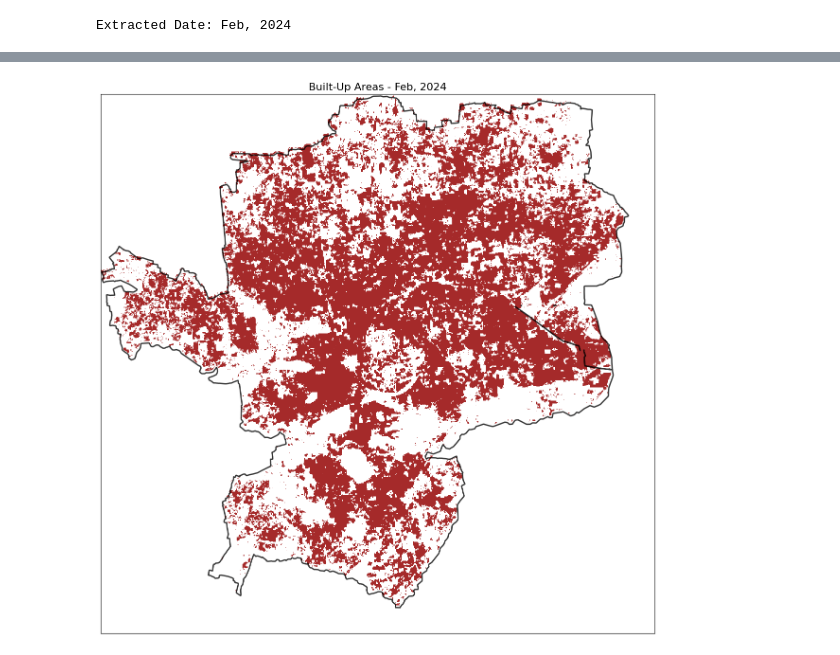
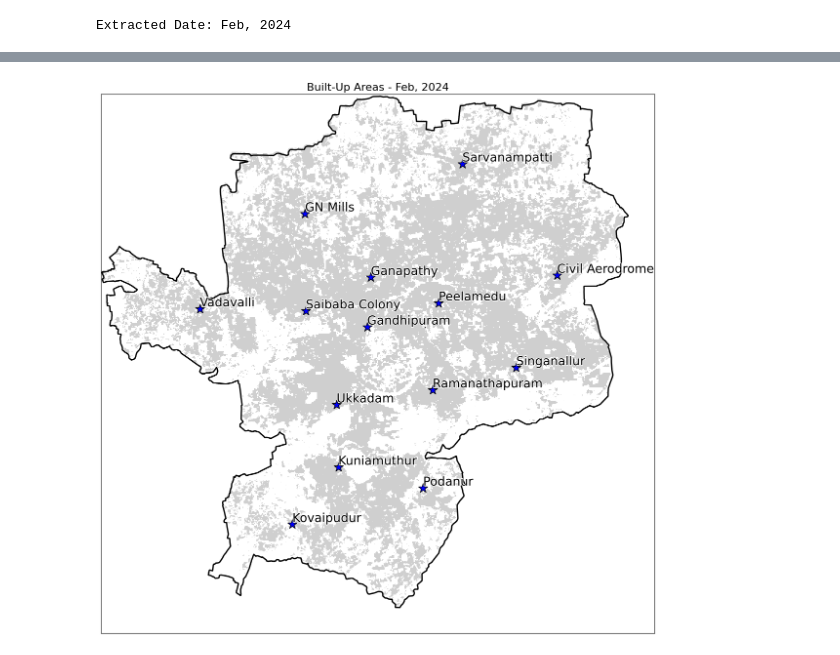
Before and after one commit to thiyakuso4/urban-growth-coimbatore, a Jupyter notebook: src/plot_maps.ipynb, the cells around one changed output, grey strips where cells are left out. Drawn from its saved outputs; the diff is of its cells as text; code cells hidden in the pictures.

Commit message:
Added places on plot

```diff
--- a/src/plot_maps.ipynb
+++ b/src/plot_maps.ipynb
@@ -58,3 +67,29 @@ with rasterio.open(raster_path) as src:
 masked_data = np.ma.masked_where(clipped_data != 0, clipped_data)
 # %%
 masked_data = masked_data[0]
+# %%
+
+# Plot the results
+fig, ax = plt.subplots(figsize=(12, 12))
+
+# Plot neighborhoods
+places.plot(ax=ax, color="orange", edgecolor="black", alpha=0.6, label="")
+
+# Plot the boundary
+boundary.plot(ax=ax, edgecolor="red", facecolor="none", linewidth=2, label="Boundary")
+
+# Add field names as labels for each neighborhood
+for _, row in places.iterrows():
+    if 'name' in row and pd.notnull(row['name']):
+        # Add label with the name field (or adjust to other field if needed)
+        ax.text(row.geometry.centroid.x*1.0002, row.geometry.centroid.y*1.0002, row['name'],
+                fontsize=12, ha='center', color='black')
+
+
+# Add title and legend
+ax.set_title("Neighborhoods from OpenStreetMap", fontsize=16)
+ax.axis("off")
+# ax.legend()
+
+plt.tight_layout()
+plt.show()
@@ -76,7 +113,7 @@ import matplotlib.pyplot as plt
 from matplotlib.colors import ListedColormap
 
 # Define a custom colormap (optional, highlights built-up areas better)
-built_up_cmap = ListedColormap(['brown', 'brown'])  # Non-built-up as light gray, built-up as brown
+built_up_cmap = ListedColormap(['#cfcfcf', '#cfcfcf'])  # Non-built-up as light gray, built-up as brown
 
 # Calculate the extent of the raster
 rows, cols = masked_data.shape
@@ -84,32 +121,47 @@ extent = [
     transform[2],  # Min Longitude
     transform[2] + transform[0] * cols,  # Max Longitude
     transform[5] + transform[4] * rows,  # Min Latitude
     transform[5],  # Max Latitude
 ]
 
 # Plot the masked raster data (built-up areas)
 fig, ax = plt.subplots(figsize=(12, 12))
 
+
 # Show raster data with improved colormap and extent
 ax.imshow(masked_data, cmap=built_up_cmap, extent=extent, interpolation="nearest")
 
+
+# Add field names as labels for each neighborhood
+for _, row in places.iterrows():
+    if 'name' in row and pd.notnull(row['name']):
+        # Add label with the name field (or adjust to other field if needed)
+        # ax.text(row.geometry.centroid.x*1.0002, row.geometry.centroid.y*1.0002, row['name'],
+        #         fontsize=12, ha='center', color='black')
+         ax.text(row.geometry.centroid.x, row.geometry.centroid.y, row['name'],
+                fontsize=18, va='bottom', ha='left', color='black',
+                path_effects=[pe.withStroke(linewidth=2, foreground="white")])
+
+# Plot neighborhoods
+places.plot(ax=ax, color="blue", edgecolor="black", label="",markersize=200, marker="*")
+
 # Overlay the boundary with transparency and improved styling
-boundary.plot(ax=ax, facecolor="none", edgecolor="black", linewidth=2, alpha=0.8)
+boundary.plot(ax=ax, facecolor="none", edgecolor="black", linewidth=2)
 
 # Add title and labels
 ax.set_title(f"Built-Up Areas - {formatted_date}", fontsize=16)
 ax.set_xticks([])
 ax.set_yticks([])
 
 # Add gridlines for better spatial reference
 ax.grid(color="gray", linestyle="--", linewidth=0.5, alpha=0.7)
 
 
 # Set aspect ratio for better geographic visualization
 # ax.set_aspect('equal', 'box')
 
 # Show the plot
 plt.tight_layout()
 plt.show()
 # %% [output]
-[figure, old version]
+[figure, new version]
```
Also changed, not shown: parts of 6 cells of this notebook.
